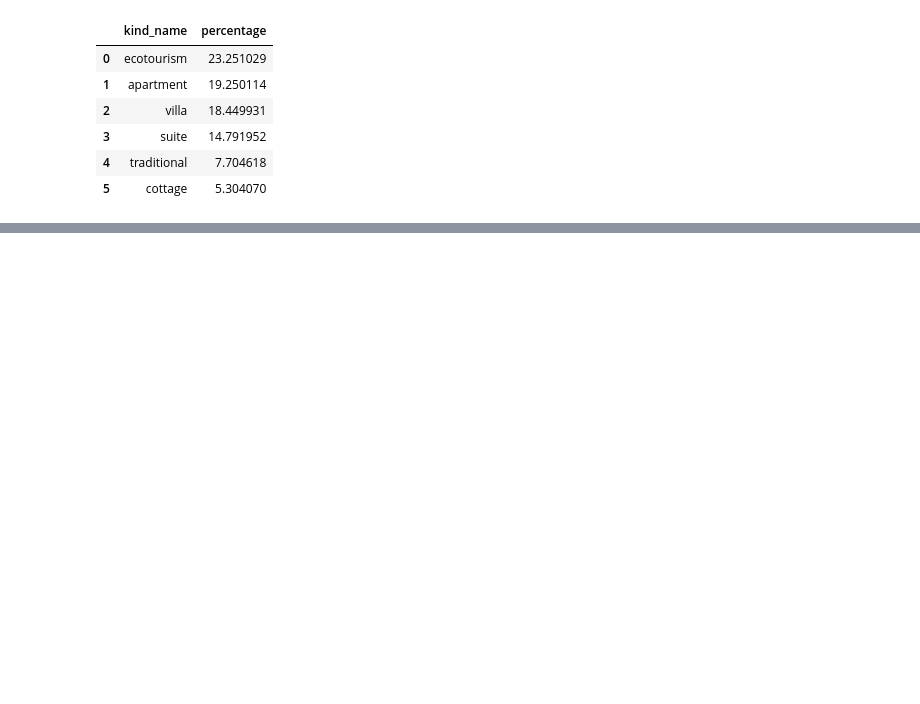
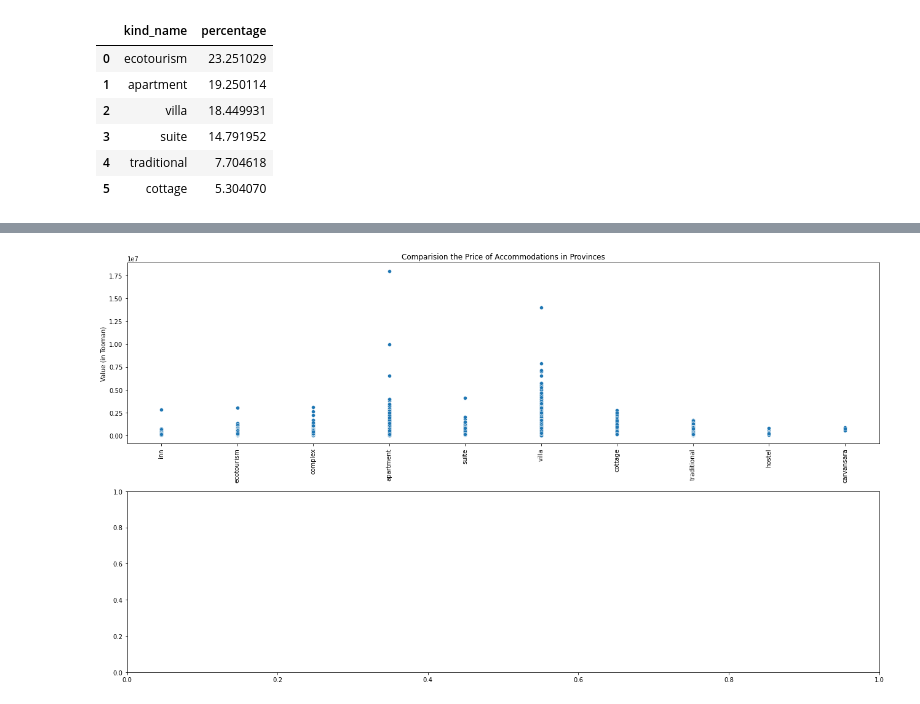
Before and after one commit to amiralimadadi/Jabama_WebScrap, a Jupyter notebook: Accommodations/2-Analysis.ipynb, the cells around one changed output, grey strips where cells are left out. Drawn from its saved outputs; the diff is of its cells as text; code cells hidden in the pictures; blank space fills up the shorter version.

Commit message:
Accommodation analysis

```diff
--- a/Accommodations/2-Analysis.ipynb
+++ b/Accommodations/2-Analysis.ipynb
@@ -274,0 +241,28 @@ display(df_temp_kind[['kind_name','percentage']].head(6))
+# %%
+df_temp_distribution = df[df['province'] == 'گیلان']
+df_temp_distribution = df
+
+fig , axes = plt.subplots(2,1,figsize = (18, 10))
+g1 = sns.scatterplot(x = [get_display(reshape(label)) for label in df_temp_distribution['kind']]
+                     , y = "price", data = df_temp_distribution, ax=axes[0])
+# g1.set(title=get_display(reshape('ارزش ملک در محله ها')))
+# g1.set(ylabel=get_display(reshape('ارزش ملک')))
+g1.set(title='Comparision the Price of Accommodations in Provinces');
+g1.set(ylabel='Value (in Tooman)');
+g1.set(xlabel=None)
+plt.setp(axes[0].get_xticklabels(), rotation=90)
+
+
+# g2 = sns.scatterplot(x = [get_display(reshape(label)) for label in df['neighborhood']]
+#                      , y = "area", data = df, ax=axes[1])
+# # g2.set(title=get_display(reshape('متراژ ملک در محله ها')))
+# # g2.set(ylabel=get_display(reshape('متراژ ملک')))
+# g2.set(title='Comparision the Area of Houses in Neighbourhoods');
+# g2.set(ylabel='Area (in Meter)');
+# g2.set(xlabel=None)
+# plt.setp(axes[1].get_xticklabels(), rotation=90)
+
+plt.tight_layout()
+plt.show()
+# %% [output]
+[figure, added]
```
Also changed, not shown: parts of 5 cells of this notebook.
